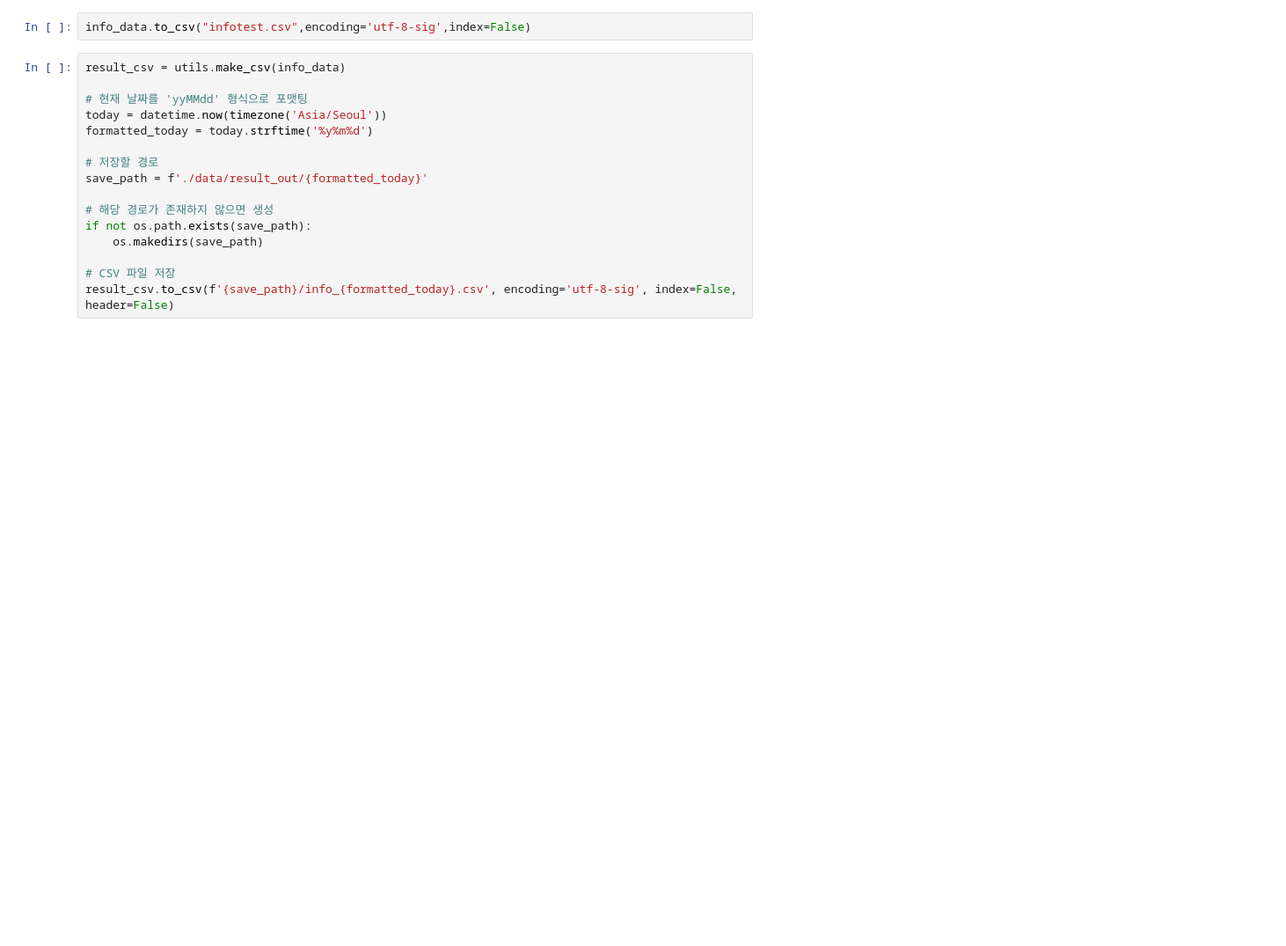
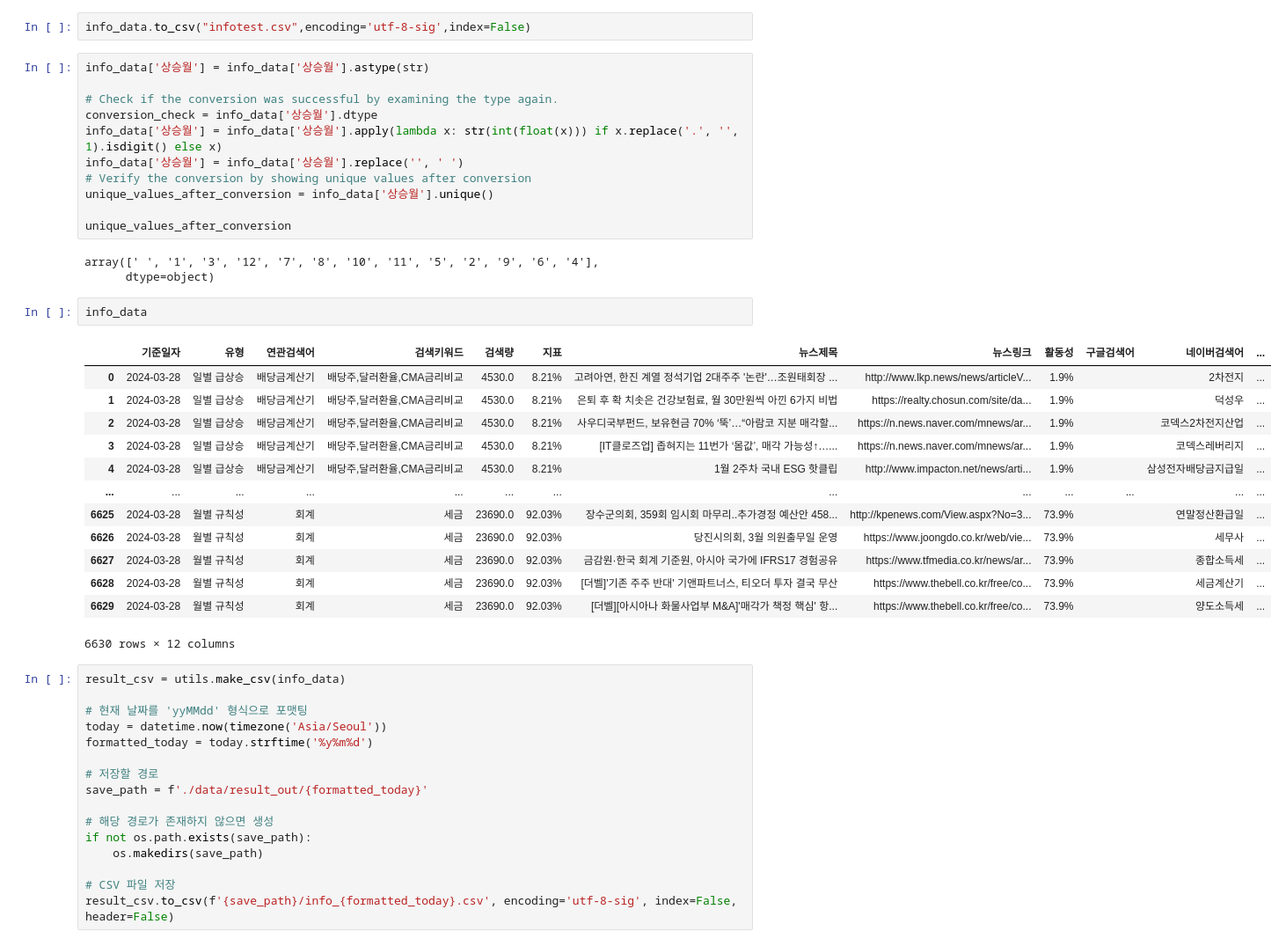
Before and after one commit to rse112/FinTrendX, a Jupyter notebook: main_file.ipynb, the cells around one changed output. Shown at 88% size. Drawn from its saved outputs; the diff is of its cells as text; blank space fills up the shorter version.

```diff
--- a/main_file.ipynb
+++ b/main_file.ipynb
@@ -758,6 +793,36 @@ combined_df = pd.concat([combined_df_a, sorted_combined_df__c, sorted_combined_d
 combined_df.reset_index(inplace = True, drop = True)
 # %%
 info_data.to_csv("infotest.csv",encoding='utf-8-sig',index=False)
+# %%
+info_data['상승월'] = info_data['상승월'].astype(str)
+
+# Check if the conversion was successful by examining the type again.
+conversion_check = info_data['상승월'].dtype
+info_data['상승월'] = info_data['상승월'].apply(lambda x: str(int(float(x))) if x.replace('.', '', 1).isdigit() else x)
+info_data['상승월'] = info_data['상승월'].replace('', ' ')
+# Verify the conversion by showing unique values after conversion
+unique_values_after_conversion = info_data['상승월'].unique()
+
+unique_values_after_conversion
+# %% [output]
+array([' ', '1', '3', '12', '7', '8', '10', '11', '5', '2', '9', '6', '4'],
+      dtype=object)
+# %%
+info_data
+# %% [output]
+|  | 기준일자 | 유형 | 연관검색어 | 검색키워드 | 검색량 | 지표 | 뉴스제목 | 뉴스링크 | 활동성 | 구글검색어 | 네이버검색어 | ... |
+| 0 | 2024-03-28 | 일별 급상승 | 배당금계산기 | 배당주,달러환율,CMA금리비교 | 4530.0 | 8.21% | 고려아연, 한진 계열 정석기업 2대주주 '논란'…조원태회장 ... | http://www.lkp.news/news/articleV... | 1.9% |  | 2차전지 | ... |
+| 1 | 2024-03-28 | 일별 급상승 | 배당금계산기 | 배당주,달러환율,CMA금리비교 | 4530.0 | 8.21% | 은퇴 후 확 치솟은 건강보험료, 월 30만원씩 아낀 6가지 비법 | https://realty.chosun.com/site/da... | 1.9% |  | 덕성우 | ... |
+| 2 | 2024-03-28 | 일별 급상승 | 배당금계산기 | 배당주,달러환율,CMA금리비교 | 4530.0 | 8.21% | 사우디국부펀드, 보유현금 70% ‘뚝’…“아람코 지분 매각할... | https://n.news.naver.com/mnews/ar... | 1.9% |  | 코덱스2차전지산업 | ... |
+| 3 | 2024-03-28 | 일별 급상승 | 배당금계산기 | 배당주,달러환율,CMA금리비교 | 4530.0 | 8.21% | [IT클로즈업] 좁혀지는 11번가 ‘몸값’, 매각 가능성↑…... | https://n.news.naver.com/mnews/ar... | 1.9% |  | 코덱스레버리지 | ... |
+| 4 | 2024-03-28 | 일별 급상승 | 배당금계산기 | 배당주,달러환율,CMA금리비교 | 4530.0 | 8.21% | 1월 2주차 국내 ESG 핫클립 | http://www.impacton.net/news/arti... | 1.9% |  | 삼성전자배당금지급일 | ... |
+| ... | ... | ... | ... | ... | ... | ... | ... | ... | ... | ... | ... | ... |
+| 6625 | 2024-03-28 | 월별 규칙성 | 회계 | 세금 | 23690.0 | 92.03% | 장수군의회, 359회 임시회 마무리..추가경정 예산안 458... | http://kpenews.com/View.aspx?No=3... | 73.9% |  | 연말정산환급일 | ... |
+| 6626 | 2024-03-28 | 월별 규칙성 | 회계 | 세금 | 23690.0 | 92.03% | 당진시의회, 3월 의원출무일 운영 | https://www.joongdo.co.kr/web/vie... | 73.9% |  | 세무사 | ... |
+| 6627 | 2024-03-28 | 월별 규칙성 | 회계 | 세금 | 23690.0 | 92.03% | 금감원·한국 회계 기준원, 아시아 국가에 IFRS17 경험공유 | https://www.tfmedia.co.kr/news/ar... | 73.9% |  | 종합소득세 | ... |
+| 6628 | 2024-03-28 | 월별 규칙성 | 회계 | 세금 | 23690.0 | 92.03% | [더벨]'기존 주주 반대' 기앤파트너스, 티오더 투자 결국 무산 | https://www.thebell.co.kr/free/co... | 73.9% |  | 세금계산기 | ... |
+| 6629 | 2024-03-28 | 월별 규칙성 | 회계 | 세금 | 23690.0 | 92.03% | [더벨][아시아나 화물사업부 M&A]'매각가 책정 핵심' 항... | https://www.thebell.co.kr/free/co... | 73.9% |  | 양도소득세 | ... |
+6630 rows × 12 columns
 # %%
 result_csv = utils.make_csv(info_data)
 
```
Also changed, not shown: parts of 4 cells of this notebook, 1 other file.
